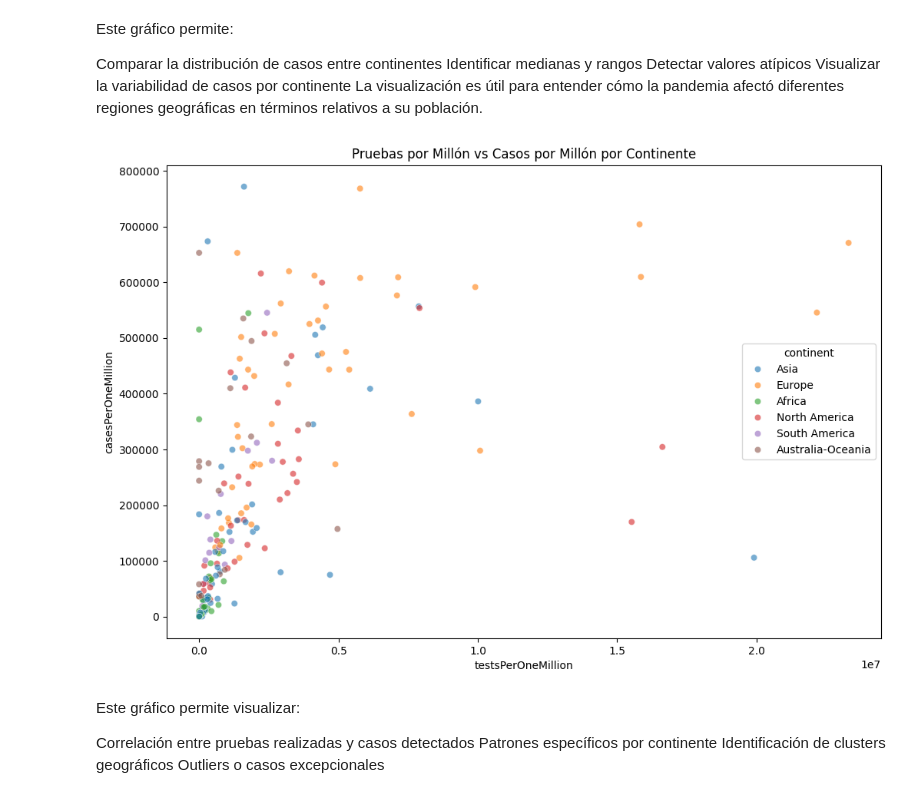
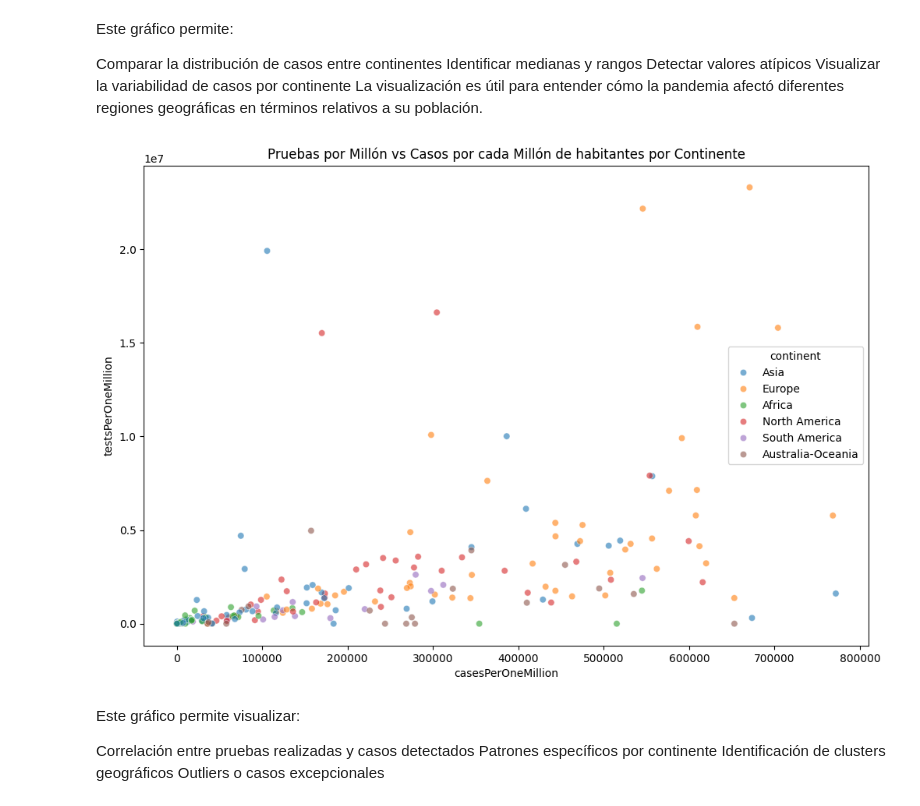
Before and after one commit to claudiosanchezt/Pruebas, a Jupyter notebook: prueba_2_Claudio_Sanchez_Torres_Javier_Astorga.ipynb, the cells around one changed output. Saved outputs shown, nothing was run; the diff lists cells and outputs as text; code cells hidden in the pictures.

```diff
--- a/prueba_2_Claudio_Sanchez_Torres_Javier_Astorga.ipynb
+++ b/prueba_2_Claudio_Sanchez_Torres_Javier_Astorga.ipynb
@@ -141,9 +141,9 @@ df = df.drop_duplicates()
 - Eliminación de duplicados
 # %%
 # Crear nuevas características
-df['tasa_mortalidad'] = (df['deaths'] / df['cases']) * 100
-df['tasa_recuperacion'] = (df['recovered'] / df['cases']) * 100
-df['tasa_positividad'] = (df['cases'] / df['tests']) * 100
+df['la_tasa_mortalidad'] = (df['deaths'] / df['cases']) * 100
+df['la_tasa_recuperacion'] = (df['recovered'] / df['cases']) * 100
+df['la_tasa_positividad'] = (df['cases'] / df['tests']) * 100
 # %%
 # 1. Top 10 países por casos totales
 plt.figure(figsize=(12, 6))
@@ -217,12 +218,12 @@ La visualización es útil para entender cómo la pandemia afectó diferentes re
 # %%
 # Gráfico 4: Dispersión de Pruebas vs Casos por continente
 plt.figure(figsize=(12, 8))
-sns.scatterplot(data=df, x='testsPerOneMillion', y='casesPerOneMillion',
+sns.scatterplot(data=df, y='testsPerOneMillion', x='casesPerOneMillion',
                 hue='continent', alpha=0.6)
-plt.title('Pruebas por Millón vs Casos por Millón por Continente')
+plt.title('Pruebas por Millón vs Casos por cada Millón de habitantes por Continente')
 plt.show()
 # %% [output]
-[figure, old version]
+[figure, new version]
 # %% [markdown]
 Este gráfico permite visualizar:
 
```
Also changed, not shown: parts of 27 cells of this notebook, 1 other file.
